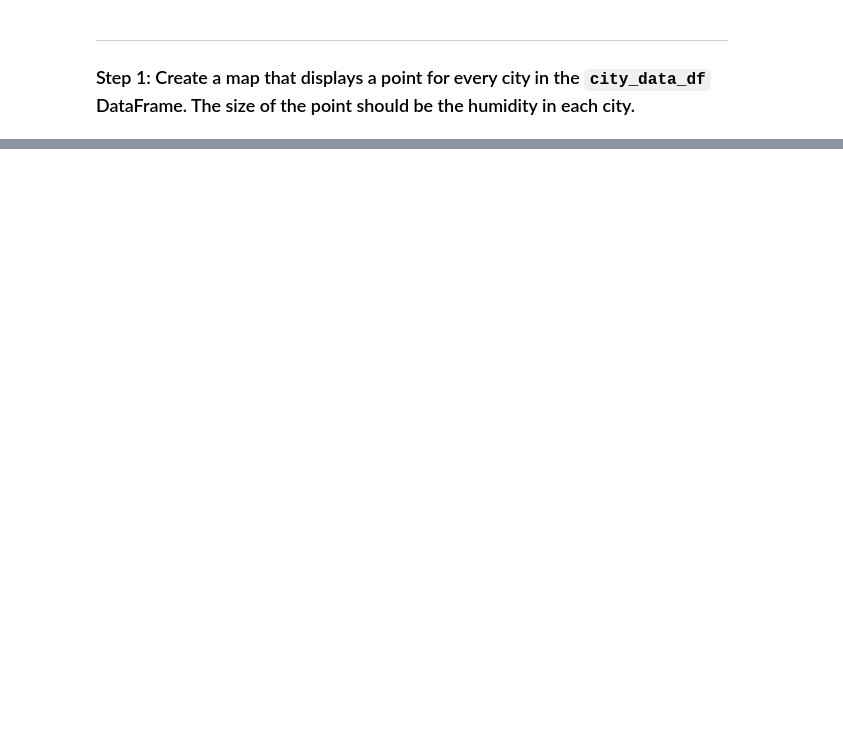
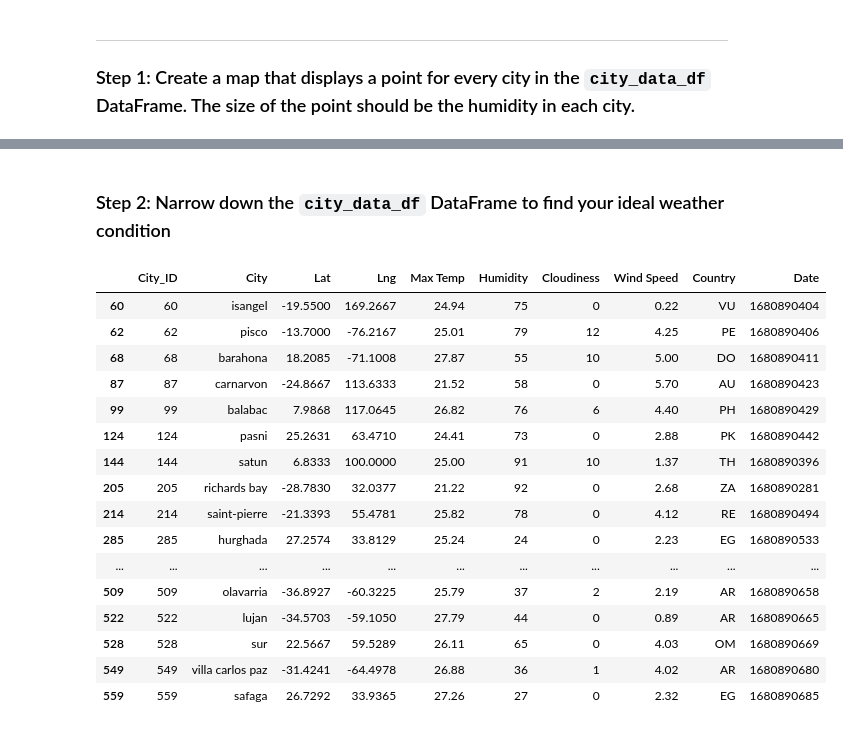
Before and after one commit to ajoyg/World_Weather_Analysis, a Jupyter notebook: VacationPy.ipynb, the cells around one changed output, grey strips where cells are left out. Cells and saved outputs as stored; diff of their text form; code cells hidden in the pictures; blank space fills up the shorter version.

```diff
--- a/VacationPy.ipynb
+++ b/VacationPy.ipynb
@@ -27,0 +52,31 @@ city_data_df.head()
+# %% [markdown]
+### Step 2: Narrow down the `city_data_df` DataFrame to find your ideal weather condition
+# %%
+# Narrow down cities that fit criteria and drop any results with null values
+# YOUR CODE HERE
+#A max temperature lower than 27 degrees but higher than 21, windspeed < 4.5 m/s, zero cloudiness
+ideal_conditions_cities  = city_data_df.loc[(city_data_df['Max Temp'] < 28) & (city_data_df['Max Temp'] >= 21) & (city_data_df['Wind Speed'] < 10)& (city_data_df['Cloudiness'] < 15),:]
+
+# Drop any rows with null values
+ideal_condtions_citites = ideal_conditions_cities.dropna(how='any')
+
+# Display sample data
+ideal_conditions_cities
+# %% [output]
+|  | City_ID | City | Lat | Lng | Max Temp | Humidity | Cloudiness | Wind Speed | Country | Date |
+| 60 | 60 | isangel | -19.5500 | 169.2667 | 24.94 | 75 | 0 | 0.22 | VU | 1680890404 |
+| 62 | 62 | pisco | -13.7000 | -76.2167 | 25.01 | 79 | 12 | 4.25 | PE | 1680890406 |
+| 68 | 68 | barahona | 18.2085 | -71.1008 | 27.87 | 55 | 10 | 5.00 | DO | 1680890411 |
+| 87 | 87 | carnarvon | -24.8667 | 113.6333 | 21.52 | 58 | 0 | 5.70 | AU | 1680890423 |
+| 99 | 99 | balabac | 7.9868 | 117.0645 | 26.82 | 76 | 6 | 4.40 | PH | 1680890429 |
+| 124 | 124 | pasni | 25.2631 | 63.4710 | 24.41 | 73 | 0 | 2.88 | PK | 1680890442 |
+| 144 | 144 | satun | 6.8333 | 100.0000 | 25.00 | 91 | 10 | 1.37 | TH | 1680890396 |
+| 205 | 205 | richards bay | -28.7830 | 32.0377 | 21.22 | 92 | 0 | 2.68 | ZA | 1680890281 |
+| 214 | 214 | saint-pierre | -21.3393 | 55.4781 | 25.82 | 78 | 0 | 4.12 | RE | 1680890494 |
+| 285 | 285 | hurghada | 27.2574 | 33.8129 | 25.24 | 24 | 0 | 2.23 | EG | 1680890533 |
+| ... | ... | ... | ... | ... | ... | ... | ... | ... | ... | ... |
+| 509 | 509 | olavarria | -36.8927 | -60.3225 | 25.79 | 37 | 2 | 2.19 | AR | 1680890658 |
+| 522 | 522 | lujan | -34.5703 | -59.1050 | 27.79 | 44 | 0 | 0.89 | AR | 1680890665 |
+| 528 | 528 | sur | 22.5667 | 59.5289 | 26.11 | 65 | 0 | 4.03 | OM | 1680890669 |
+| 549 | 549 | villa carlos paz | -31.4241 | -64.4978 | 26.88 | 36 | 1 | 4.02 | AR | 1680890680 |
+| 559 | 559 | safaga | 26.7292 | 33.9365 | 27.26 | 27 | 0 | 2.32 | EG | 1680890685 |
```
Also changed, not shown: parts of 8 cells of this notebook.
